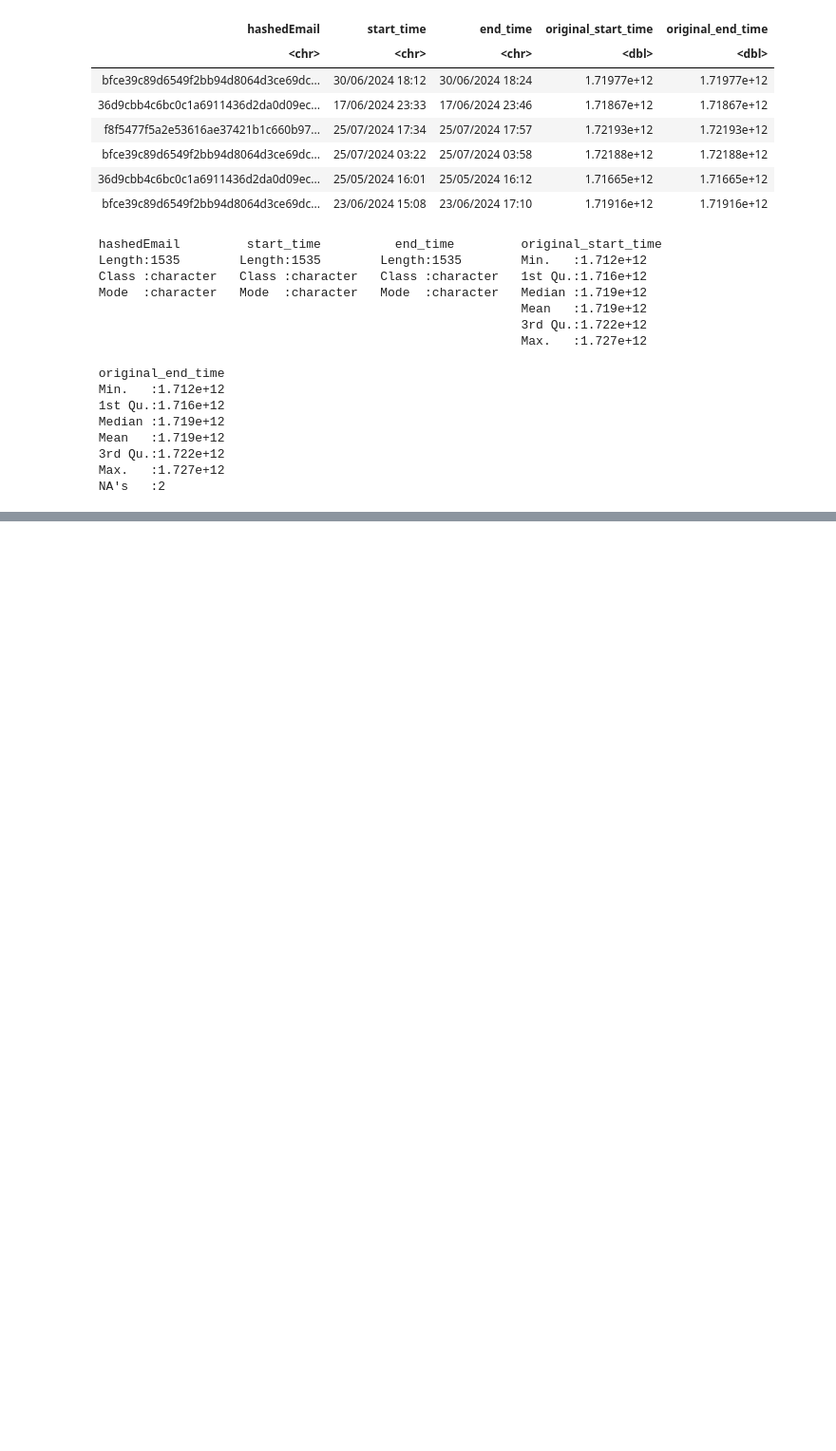
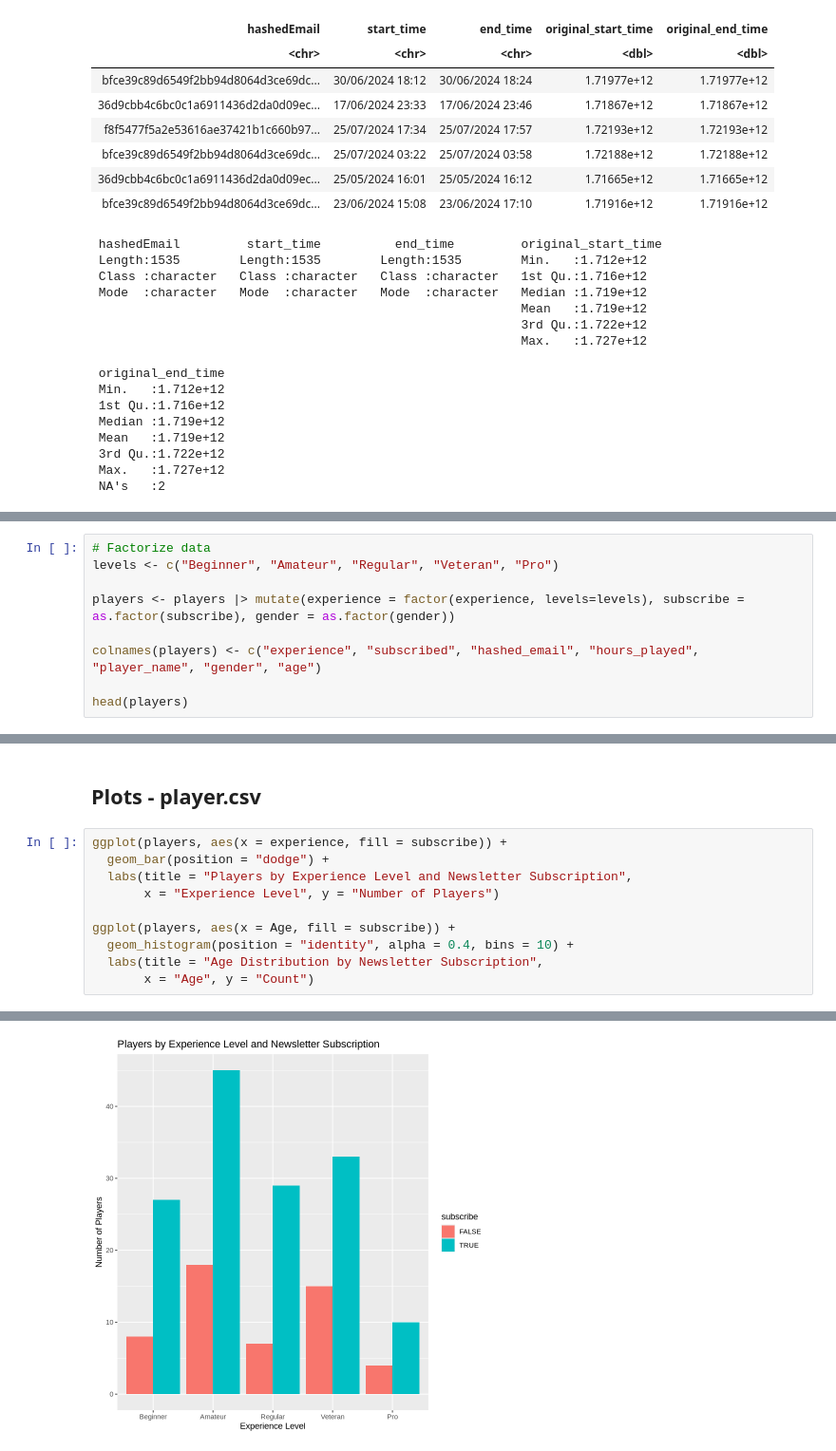
Before and after one commit to NarekWartanian/Individual-Planning-Stage---Narek-DSCI, a Jupyter notebook: Untitled.ipynb, the cells around one changed output, grey strips where cells are left out. Shown at 95% size. Saved outputs shown, nothing was run; the diff lists cells and outputs as text; blank space fills up the shorter version.

Commit message:
Data wrangling + plots
Added all the necessary data wrangling, the data should be tidy now. Made a couple of plots which should give us good insight about the data.

```diff
--- a/Untitled.ipynb
+++ b/Untitled.ipynb
@@ -128,0 +129,9 @@ This section aims to briefly cover the question and methods of the individual pl
+# %%
+# Factorize data
+levels <- c("Beginner", "Amateur", "Regular", "Veteran", "Pro")
+
+players <- players |> mutate(experience = factor(experience, levels=levels), subscribe = as.factor(subscribe), gender = as.factor(gender))
+
+colnames(players) <- c("experience", "subscribed", "hashed_email", "hours_played", "player_name", "gender", "age")
+
+head(players)
@@ -128,0 +173,13 @@ This section aims to briefly cover the question and methods of the individual pl
+# %% [markdown]
+## Plots - player.csv ##
+# %%
+ggplot(players, aes(x = experience, fill = subscribe)) +
+  geom_bar(position = "dodge") +
+  labs(title = "Players by Experience Level and Newsletter Subscription",
+       x = "Experience Level", y = "Number of Players")
+
+ggplot(players, aes(x = Age, fill = subscribe)) +
+  geom_histogram(position = "identity", alpha = 0.4, bins = 10) +
+  labs(title = "Age Distribution by Newsletter Subscription",
+       x = "Age", y = "Count")
+# %% [output]
@@ -128,0 +188 @@ This section aims to briefly cover the question and methods of the individual pl
+[figure, added]
```
Also changed, not shown: parts of 11 cells of this notebook.
